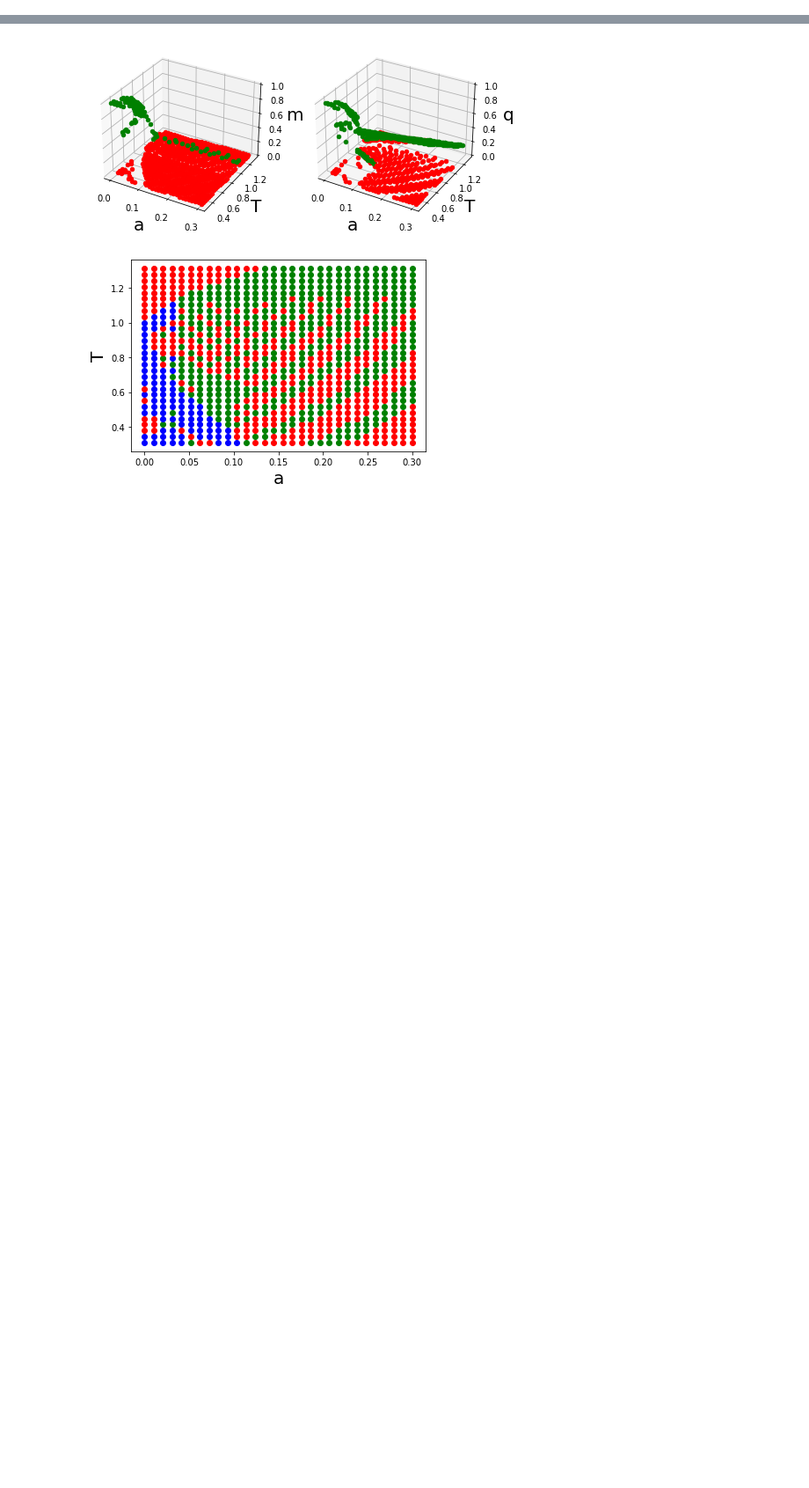
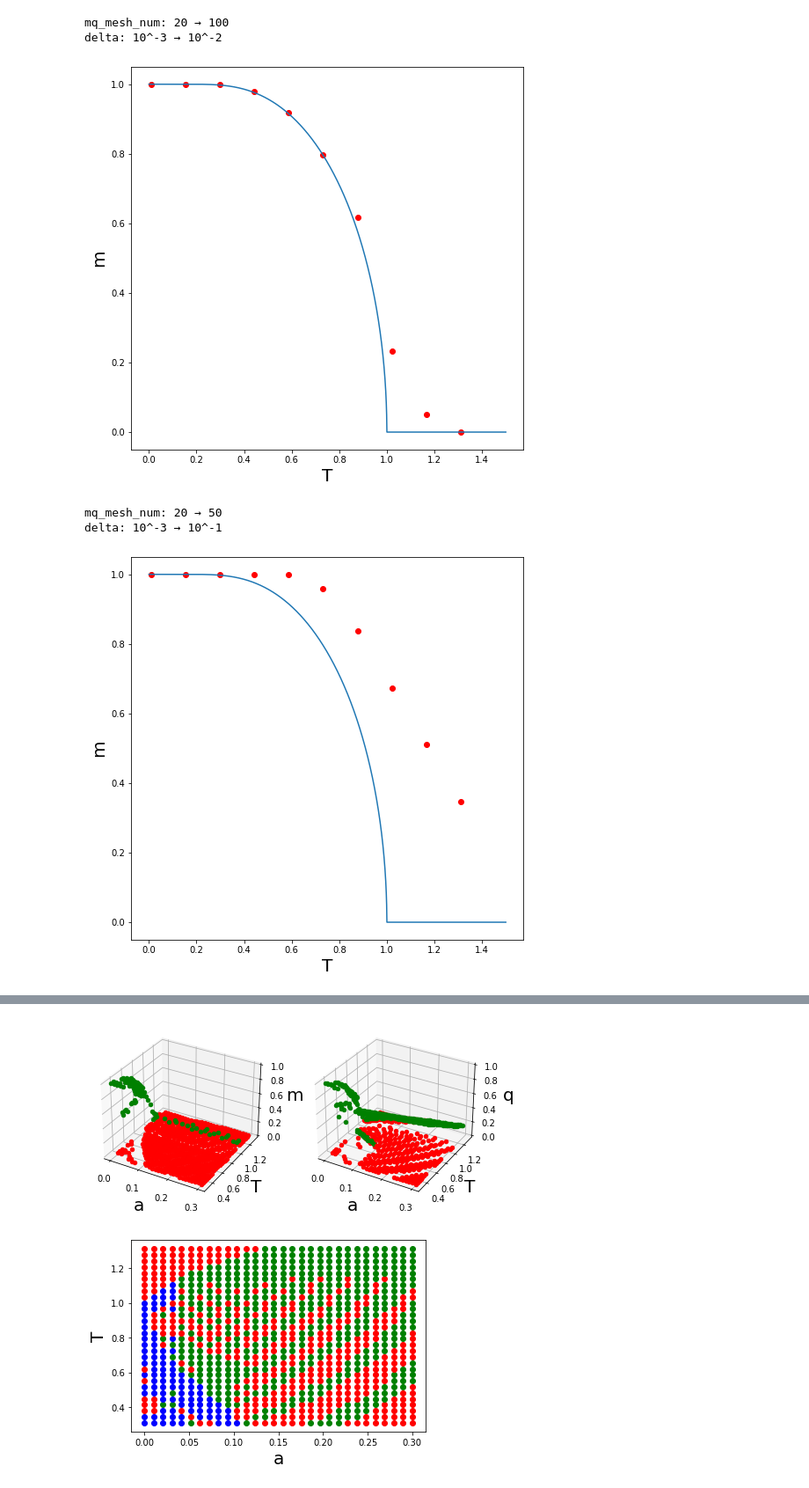
Before and after one commit to yamoyamoto/jupyter, a Jupyter notebook: fp_model/PhaseDiagram-2.ipynb, the cells around one changed output, grey strips where cells are left out. Shown: that part at 88% size. Saved outputs shown, nothing was run; the diff lists cells and outputs as text; code cells hidden in the pictures; blank space fills up the shorter version.

```diff
--- a/fp_model/PhaseDiagram-2.ipynb
+++ b/fp_model/PhaseDiagram-2.ipynb
@@ -166 +252,27 @@ class Solver:
+# %%
+solve_args = default_solve_args.copy()
+
+# いい感じになってきたが、まだゼロ解がある
+# なので、mqメッシュを100まであげる
+solve_args["mq_mesh_num"] = 100
+solve_args["delta"] = pow(10, -2)
+
+print("mq_mesh_num: 20 → 100")
+print("delta: 10^-3 → 10^-2")
+solve_a_0_and_plot(solve_args)
+
+
+# 流石にpow(10,-1)はやりすぎだと思うけど、一応実験
+solve_args["mq_mesh_num"] = 50
+solve_args["delta"] = pow(10, -1)
+print("mq_mesh_num: 20 → 50")
+print("delta: 10^-3 → 10^-1")
+solve_a_0_and_plot(solve_args)
+# %% [output]
+mq_mesh_num: 20 → 100
+delta: 10^-3 → 10^-2
+[figure, added]
+mq_mesh_num: 20 → 50
+delta: 10^-3 → 10^-1
+[figure, added]
 # %%
```
Also changed, not shown: parts of 9 cells of this notebook, 2 other files.
